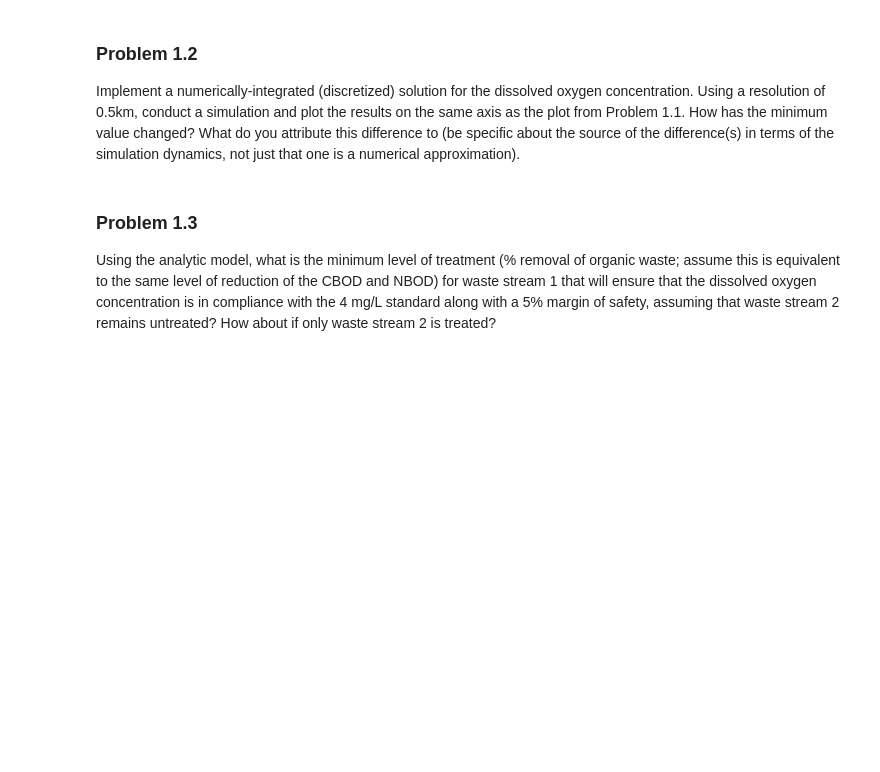
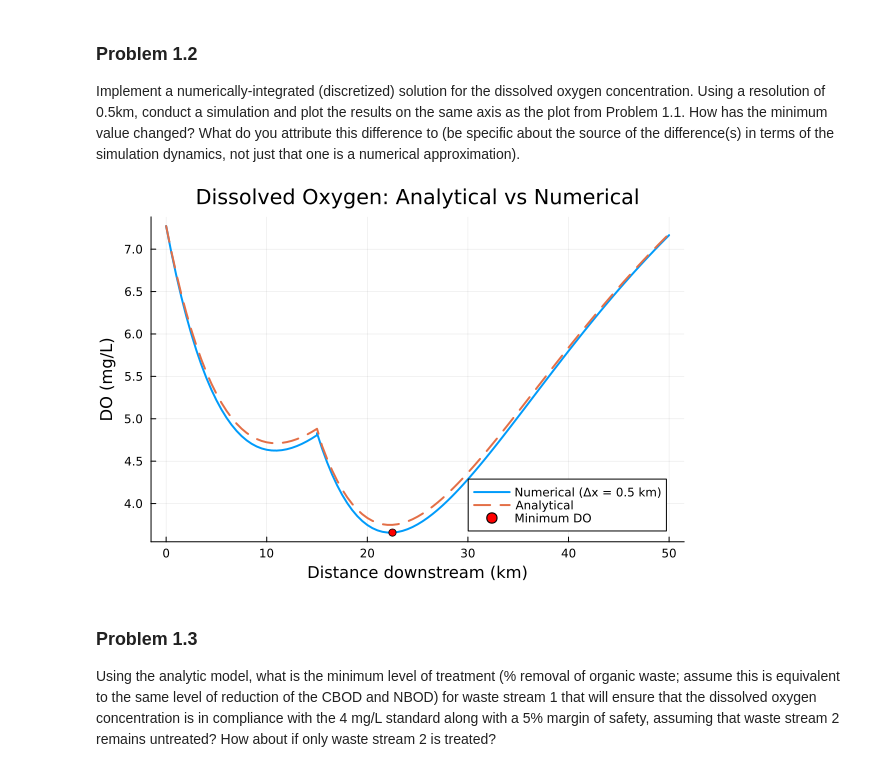
Before and after one commit to BEE4750-FA25/hw3-sarah-nathan-1, a Jupyter notebook: hw03.ipynb, the cells around one changed output. Drawn from its saved outputs; the diff is of its cells as text; code cells hidden in the pictures; blank space fills up the shorter version.

```diff
--- a/hw03.ipynb
+++ b/hw03.ipynb
@@ -156,6 +156,67 @@ Problem 1.1. How has the minimum value changed? What do you attribute
 this difference to (be specific about the source of the difference(s) in
 terms of the simulation dynamics, not just that one is a numerical
 approximation).
+# %%
+function DO_simulate(DO0, CBOD0, NBOD0, v, ka, kc, kn, Cs, Δx, xmax)
+    nsteps = Int(xmax / Δx)
+    xs = collect(0:Δx:xmax)
+    DO = zeros(length(xs))
+    CBOD = zeros(length(xs))
+    NBOD = zeros(length(xs))
+
+    DO[1] = DO0
+    CBOD[1] = CBOD0
+    NBOD[1] = NBOD0
+
+    for i in 1:(nsteps)
+        dDOdx = (ka/v)*(Cs - DO[i]) - (kc/v)*CBOD[i] - (kn/v)*NBOD[i]
+        DO[i+1] = DO[i] + Δx * dDOdx
+        CBOD[i+1] = CBOD[i] * exp(-kc*Δx/v)
+        NBOD[i+1] = NBOD[i] * exp(-kn*Δx/v)
+    end
+    return xs, DO, CBOD, NBOD
+end
+
+# segment 1: 0–15 km - first waste stream
+xs1, DO1_vals, CBOD1_vals, NBOD1_vals = DO_simulate(DO_0, CBOD_0, NBOD_0, v, ka, kc, kn, Cs, 0.5, 15)
+
+# mixing at 15 km with waste stream 2
+DO_15 = DO1_vals[end]
+CBOD_15 = CBOD1_vals[end]
+NBOD_15 = NBOD1_vals[end]
+
+DO_mix2 = (Q_mix*DO_15 + Q2*DO2) / (Q_mix + Q2)
+CBOD_mix2 = (Q_mix*CBOD_15 + Q2*CBOD2) / (Q_mix + Q2)
+NBOD_mix2 = (Q_mix*NBOD_15 + Q2*NBOD2) / (Q_mix + Q2)
+
+#Segment 2 15–50 km
+xs2, DO2_vals, CBOD2_vals, NBOD2_vals = DO_simulate(DO_mix2, CBOD_mix2, NBOD_mix2, v, ka, kc, kn, Cs, 0.5, 35)
+
+# Combine both reaches
+xs_total = vcat(xs1, xs2 .+ 15)
+DO_total = vcat(DO1_vals, DO2_vals)
+
+xs_analytic = 0:0.5:50
+DO_analytic = [x <= 15 ? decay(x, v, DO_0, CBOD_0, NBOD_0) :
+                          decay(x - 15, v, DO_1, CBOD_1, NBOD_1) for x in xs_analytic]
+
+xs_num = xs_total
+DO_num = DO_total
+
+#Plot both solutions
+p = plot(xs_num, DO_num, lw=2, label="Numerical (Δx = 0.5 km)",
+         xlabel="Distance downstream (km)", ylabel="DO (mg/L)",
+         title="Dissolved Oxygen: Analytical vs Numerical")
+
+plot!(p, xs_analytic, DO_analytic, lw=2, linestyle=:dash, label="Analytical")
+
+# Identify and plot minimum DO in numerical solution
+min_DO, idx = findmin(DO_num)
+scatter!(p, [xs_num[idx]], [min_DO], color=:red, label="Minimum DO")
+
+display(p)
+# %% [output]
+[figure, added]
 # %% [markdown]
 ### Problem 1.3
 
```
Also changed, not shown: parts of 1 cell of this notebook.
